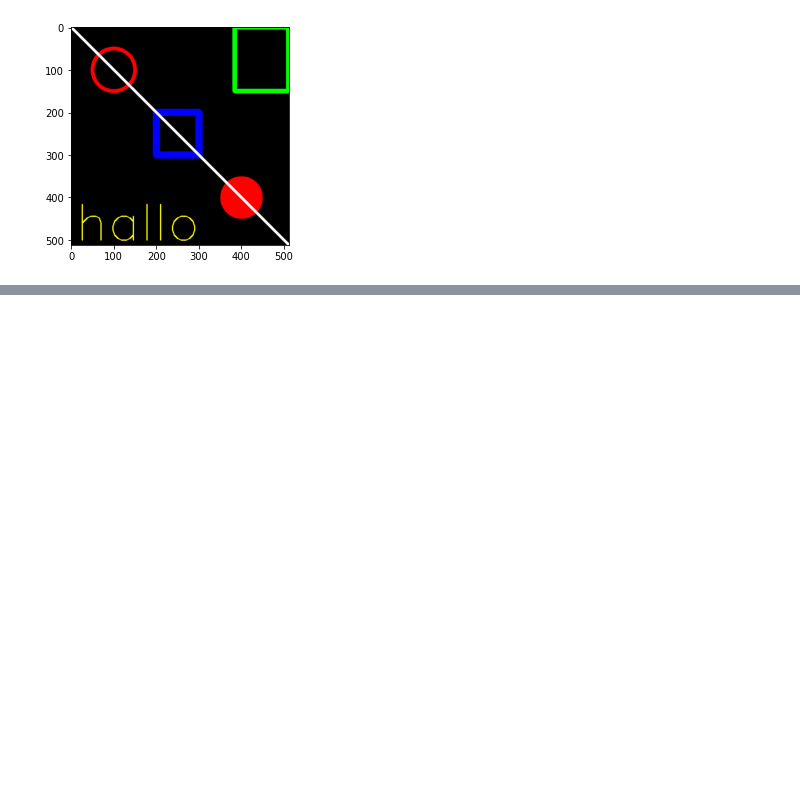
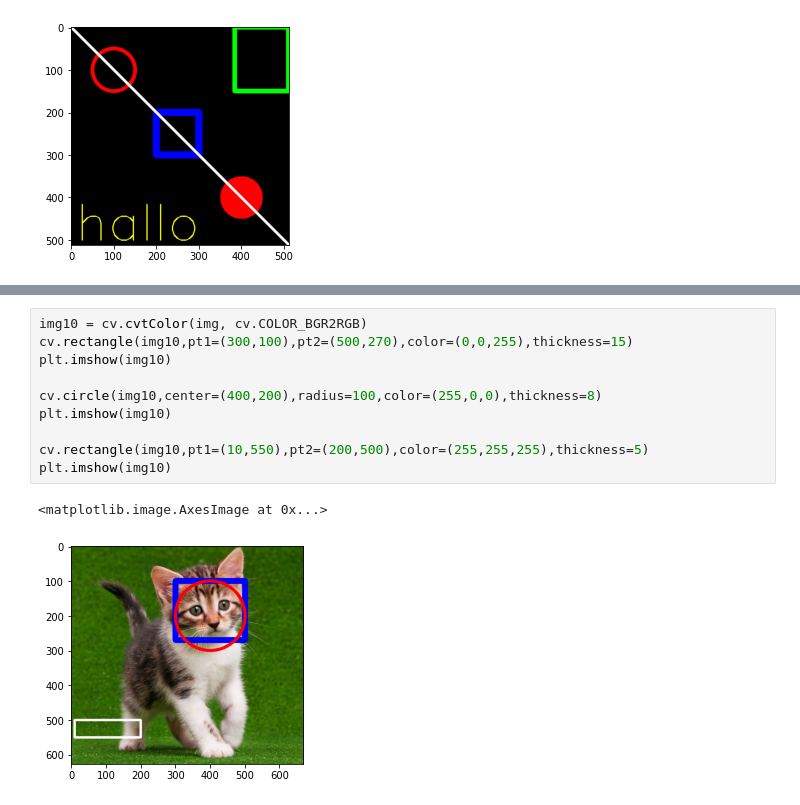
Before and after one commit to mrizazul/PCVK_GENAP_2021, a Jupyter notebook: Week2.ipynb, the cells around one changed output, grey strips where cells are left out. Drawn from its saved outputs; the diff is of its cells as text; blank space fills up the shorter version.

```diff
--- a/Week2.ipynb
+++ b/Week2.ipynb
@@ -73,0 +128,13 @@ ValueError: ignored
+# %%
+img10 = cv.cvtColor(img, cv.COLOR_BGR2RGB)
+cv.rectangle(img10,pt1=(300,100),pt2=(500,270),color=(0,0,255),thickness=15)
+plt.imshow(img10)
+
+cv.circle(img10,center=(400,200),radius=100,color=(255,0,0),thickness=8)
+plt.imshow(img10)
+
+cv.rectangle(img10,pt1=(10,550),pt2=(200,500),color=(255,255,255),thickness=5)
+plt.imshow(img10)
+# %% [output]
+<matplotlib.image.AxesImage at 0x...>
+[figure, added]
```
Also changed, not shown: parts of 12 cells of this notebook.
